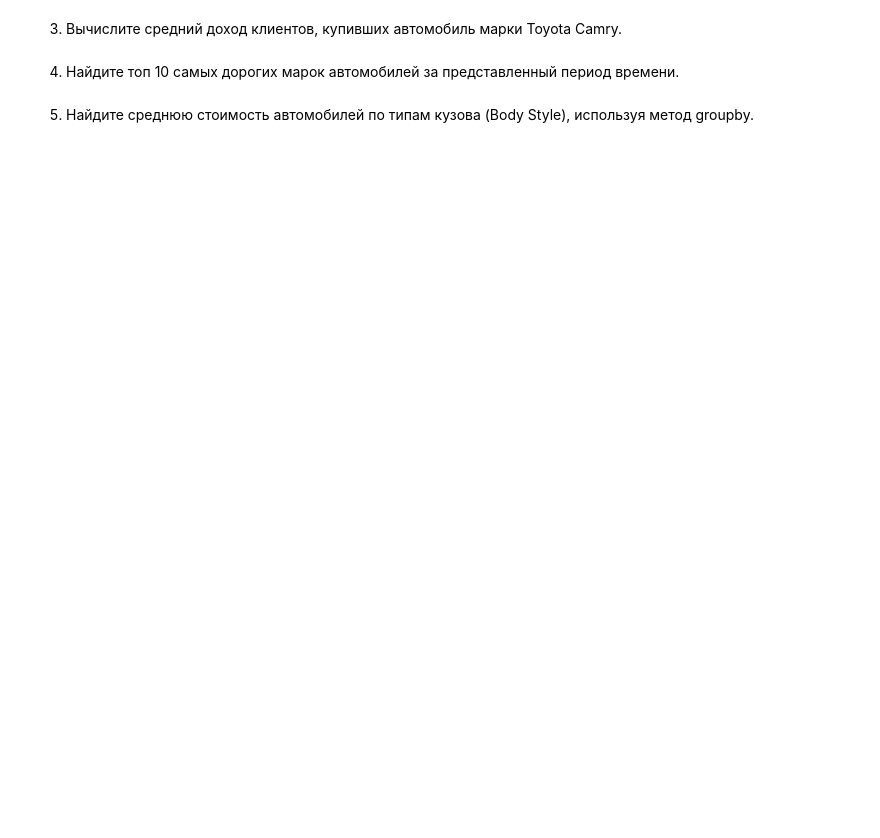
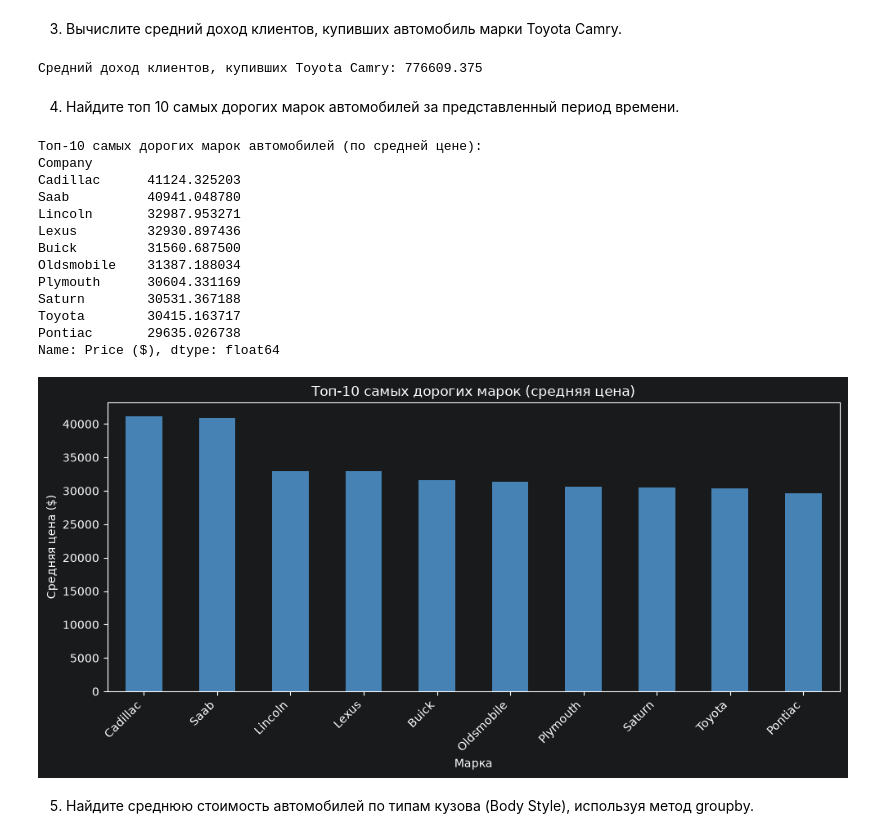
Before and after one commit to ArtyomI69/rps-new-tech, a Jupyter notebook: Practice1/Решение_задач_Инструменты_Python_для_обработки_данных_Pandas.ipynb, the cells around one changed output. Cells and saved outputs as stored; diff of their text form; code cells hidden in the pictures; blank space fills up the shorter version.

```diff
--- a/Practice1/Решение_задач_Инструменты_Python_для_обработки_данных_Pandas.ipynb
+++ b/Practice1/Решение_задач_Инструменты_Python_для_обработки_данных_Pandas.ipynb
@@ -8,0 +12,9 @@
+# %%
+df = pd.read_csv('car_data.csv')
+
+# Убираем служебный столбец-индекс (первый безымянный столбец)
+if df.columns[0].startswith('Unnamed') or df.columns[0] == '':
+    df = df.drop(columns=df.columns[0])
+
+print("Размер исходного датафрейма:", df.shape)
+df.head()
@@ -12,0 +31,16 @@
+# %%
+print("Пропуски по столбцам (до очистки):")
+print(df.isna().sum())
+
+print("\nДоля пропусков по столбцам:")
+print(df.isna().mean().round(4))
+
+# Удаляем столбцы, где пропусков слишком много (например, > 50%)
+threshold = 0.5
+cols_to_drop = df.columns[df.isna().mean() > threshold]
+df = df.drop(columns=cols_to_drop)
+print("\nУдалены столбцы с долей пропусков > 50%:", list(cols_to_drop))
+
+# Удаляем строки, содержащие хотя бы один пропуск
+df = df.dropna()
+print("Размер датафрейма после удаления пропусков:", df.shape)
@@ -17,2 +67,11 @@
+# %%
+camry_income = df.loc[
+    (df['Company'] == 'Toyota') & (df['Model'] == 'Camry'),
+    'Annual Income'
+].mean()
+
+print("Средний доход клиентов, купивших Toyota Camry:", camry_income)
+# %% [output]
+Средний доход клиентов, купивших Toyota Camry: 776609.375
 # %% [markdown]
 4. Найдите топ 10 самых дорогих марок автомобилей за представленный период времени.
@@ -21,2 +78,36 @@
+# %%
+# "Марка" — Company. Считаем среднюю цену по марке.
+top10_brands = (
+    df.groupby('Company')['Price ($)']
+      .mean()
+      .sort_values(ascending=False)
+      .head(10)
+)
+print("Топ-10 самых дорогих марок автомобилей (по средней цене):")
+print(top10_brands)
+
+# Гистограмма: топ-10 марок по средней цене
+top10_brands.plot(kind='bar', figsize=(10, 5), color='steelblue',
+                  title='Топ-10 самых дорогих марок (средняя цена)')
+plt.ylabel('Средняя цена ($)')
+plt.xlabel('Марка')
+plt.xticks(rotation=45, ha='right')
+plt.tight_layout()
+plt.show()
+# %% [output]
+Топ-10 самых дорогих марок автомобилей (по средней цене):
+Company
+Cadillac      41124.325203
+Saab          40941.048780
+Lincoln       32987.953271
+Lexus         32930.897436
+Buick         31560.687500
+Oldsmobile    31387.188034
+Plymouth      30604.331169
+Saturn        30531.367188
+Toyota        30415.163717
+Pontiac       29635.026738
+Name: Price ($), dtype: float64
+[figure, added]
 # %% [markdown]
 5. Найдите среднюю стоимость автомобилей по типам кузова (Body Style), используя метод groupby.
```
Also changed, not shown: parts of 16 cells of this notebook, 2 other files.
